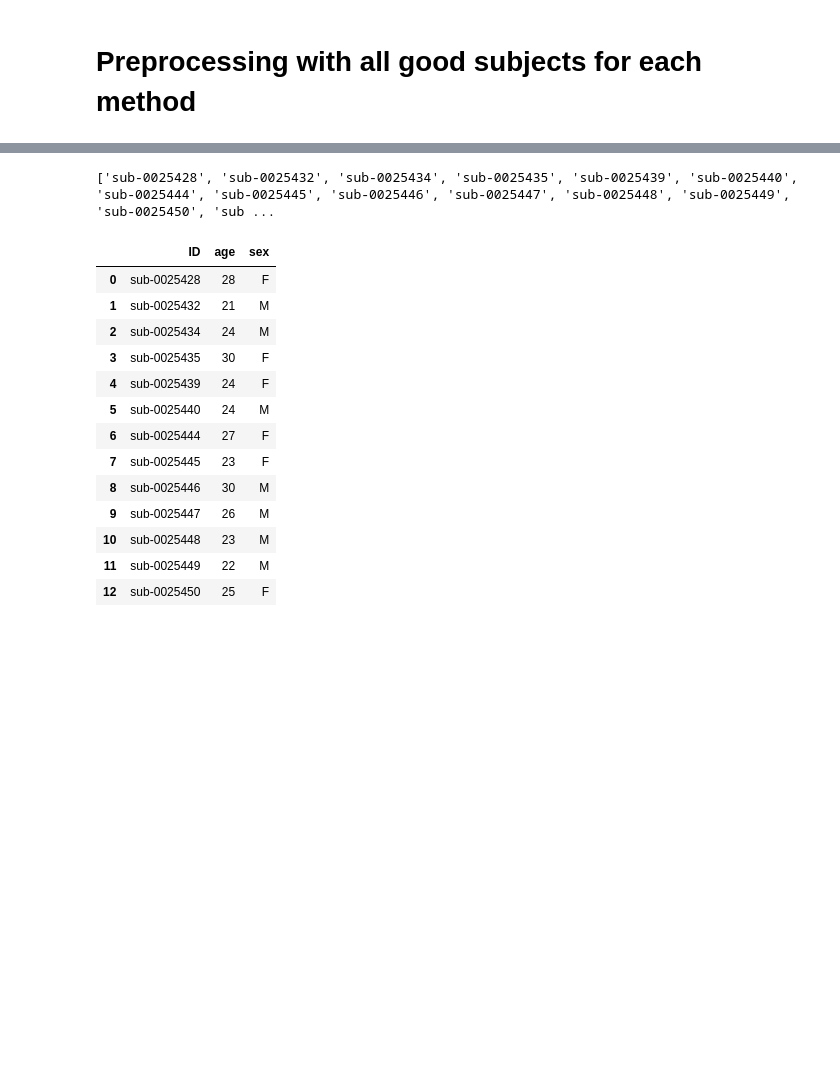
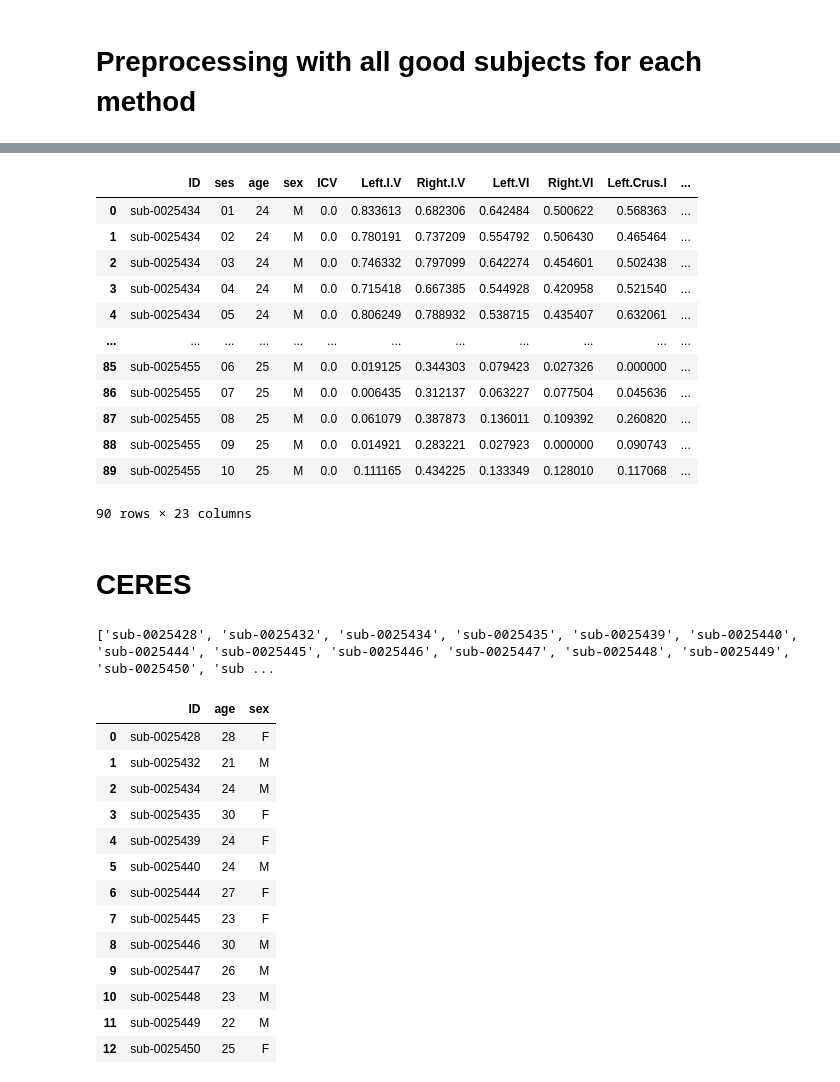
Before and after one commit to kchardon/reliability-cerebellar-volumetry, a Jupyter notebook: code/data_prep_ALLGOODDATA.ipynb, the cells around one changed output, grey strips where cells are left out. Saved outputs shown, nothing was run; the diff lists cells and outputs as text; code cells hidden in the pictures; blank space fills up the shorter version.

```diff
--- a/code/data_prep_ALLGOODDATA.ipynb
+++ b/code/data_prep_ALLGOODDATA.ipynb
@@ -30,0 +313,32 @@ finalColumns = ['ID', 'ses', 'age', 'sex', 'ICV', 'Left.I.V', 'Right.I.V',
+# %%
+# Columns to keep and convert
+col = {
+    '1.0' : 'Left.I.IV',
+    '2.0' : 'Right.I.IV',
+    '3.0' : 'Left.V',
+    '4.0' : 'Right.V',
+    '5.0' : 'Left.VI',
+    '6.0' : 'Vermis.VI',
+    '7.0' : 'Right.VI',
+    '8.0' : 'Left.Crus.I',
+    '9.0' : 'Vermis.Crus.I',
+    '10.0' : 'Right.Crus.I',
+    '11.0' : 'Left.Crus.II',
+    '12.0' : 'Vermis.Crus.II',
+    '13.0' : 'Right.Crus.II',
+    '14.0' : 'Left.VIIB',
+    '15.0' : 'Vermis.VIIB',
+    '16.0' : 'Right.VIIB',
+    '17.0' : 'Left.VIIIA',
+    '18.0' : 'Vermis.VIIIA',
+    '19.0' : 'Right.VIIIA',
+    '20.0' : 'Left.VIIIB',
+    '21.0' : 'Vermis.VIIIB',
+    '22.0' : 'Right.VIIIB',
+    '23.0' : 'Left.IX',
+    '24.0' : 'Vermis.IX',
+    '25.0' : 'Right.IX',
+    '26.0' : 'Left.X',
+    '27.0' : 'Vermis.X',
+    '28.0' : 'Right.X'
+}
@@ -31,2 +410,31 @@ finalColumns = ['ID', 'ses', 'age', 'sex', 'ICV', 'Left.I.V', 'Right.I.V',
+# %%
+# Scale data
+scaler = MinMaxScaler()
+
+# Divide by ICV and scale
+suit_scaled = suit_df.copy()
+suit_scaled.iloc[:,4:] = scaler.fit_transform(suit_scaled.iloc[:,4:].div(suit_scaled.ICV, axis=0))
+
+# Save
+if save :
+    suit_scaled.to_csv(suit+'suit_all_volumes_cm3_scaled_ALLGOODDATA.csv', index=False)
+
+suit_scaled
+# %% [output]
+|  | ID | ses | age | sex | ICV | Left.I.V | Right.I.V | Left.VI | Right.VI | Left.Crus.I | ... |
+| 0 | sub-0025434 | 01 | 24 | M | 0.0 | 0.833613 | 0.682306 | 0.642484 | 0.500622 | 0.568363 | ... |
+| 1 | sub-0025434 | 02 | 24 | M | 0.0 | 0.780191 | 0.737209 | 0.554792 | 0.506430 | 0.465464 | ... |
+| 2 | sub-0025434 | 03 | 24 | M | 0.0 | 0.746332 | 0.797099 | 0.642274 | 0.454601 | 0.502438 | ... |
+| 3 | sub-0025434 | 04 | 24 | M | 0.0 | 0.715418 | 0.667385 | 0.544928 | 0.420958 | 0.521540 | ... |
+| 4 | sub-0025434 | 05 | 24 | M | 0.0 | 0.806249 | 0.788932 | 0.538715 | 0.435407 | 0.632061 | ... |
+| ... | ... | ... | ... | ... | ... | ... | ... | ... | ... | ... | ... |
+| 85 | sub-0025455 | 06 | 25 | M | 0.0 | 0.019125 | 0.344303 | 0.079423 | 0.027326 | 0.000000 | ... |
+| 86 | sub-0025455 | 07 | 25 | M | 0.0 | 0.006435 | 0.312137 | 0.063227 | 0.077504 | 0.045636 | ... |
+| 87 | sub-0025455 | 08 | 25 | M | 0.0 | 0.061079 | 0.387873 | 0.136011 | 0.109392 | 0.260820 | ... |
+| 88 | sub-0025455 | 09 | 25 | M | 0.0 | 0.014921 | 0.283221 | 0.027923 | 0.000000 | 0.090743 | ... |
+| 89 | sub-0025455 | 10 | 25 | M | 0.0 | 0.111165 | 0.434225 | 0.133349 | 0.128010 | 0.117068 | ... |
+90 rows × 23 columns
+# %% [markdown]
+# CERES
 # %%
 # Get subjects list and information
```
Also changed, not shown: parts of 27 cells of this notebook, 57 other files.
